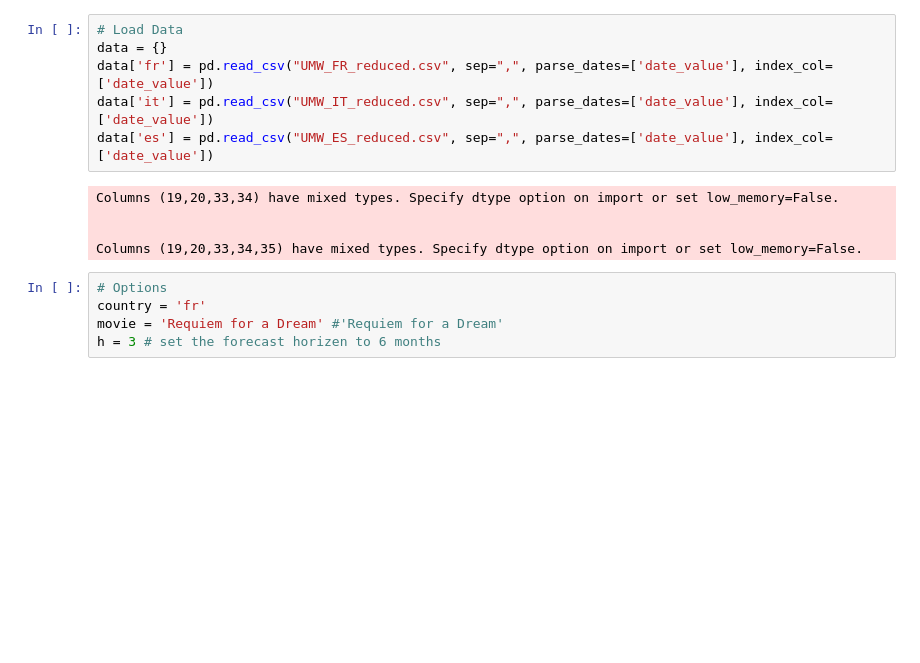
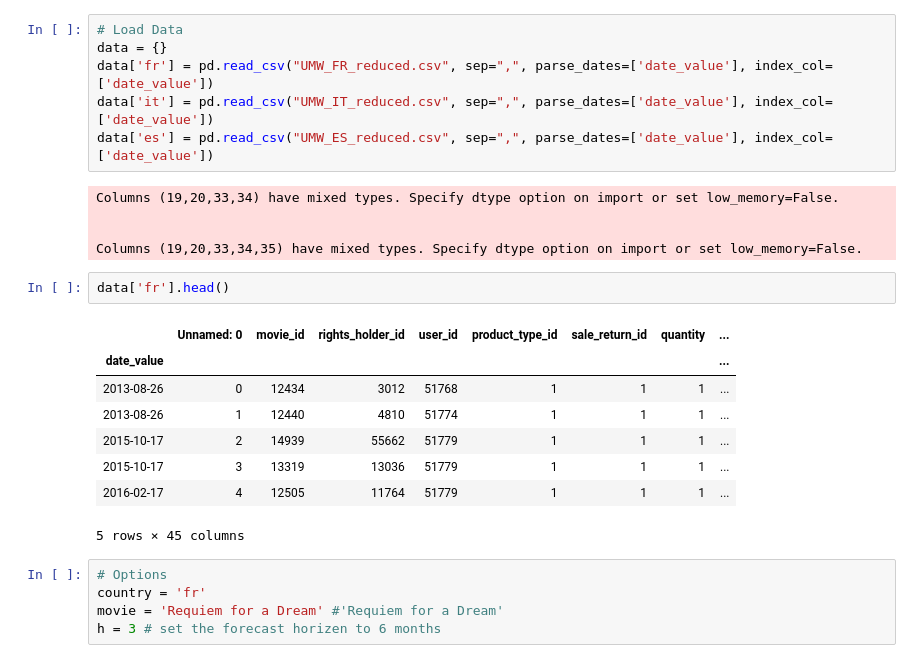
Before and after one commit to SapiensZ/UnderTheMilkyWay, a Jupyter notebook: Monthly Roalyties Forcastor.ipynb, the cells around one changed output. Drawn from its saved outputs; the diff is of its cells as text; blank space fills up the shorter version.

```diff
--- a/Monthly Roalyties Forcastor.ipynb
+++ b/Monthly Roalyties Forcastor.ipynb
@@ -44,6 +44,17 @@ Columns (19,20,33,34) have mixed types. Specify dtype option on import or set lo
 
 
 Columns (19,20,33,34,35) have mixed types. Specify dtype option on import or set low_memory=False.
+# %%
+data['fr'].head()
+# %% [output]
+|  | Unnamed: 0 | movie_id | rights_holder_id | user_id | product_type_id | sale_return_id | quantity | ... |
+| date_value |  |  |  |  |  |  |  | ... |
+| 2013-08-26 | 0 | 12434 | 3012 | 51768 | 1 | 1 | 1 | ... |
+| 2013-08-26 | 1 | 12440 | 4810 | 51774 | 1 | 1 | 1 | ... |
+| 2015-10-17 | 2 | 14939 | 55662 | 51779 | 1 | 1 | 1 | ... |
+| 2015-10-17 | 3 | 13319 | 13036 | 51779 | 1 | 1 | 1 | ... |
+| 2016-02-17 | 4 | 12505 | 11764 | 51779 | 1 | 1 | 1 | ... |
+5 rows × 45 columns
 # %%
 # Options
 country = 'fr'
```
Also changed, not shown: parts of 1 cell of this notebook, 5 other files.
